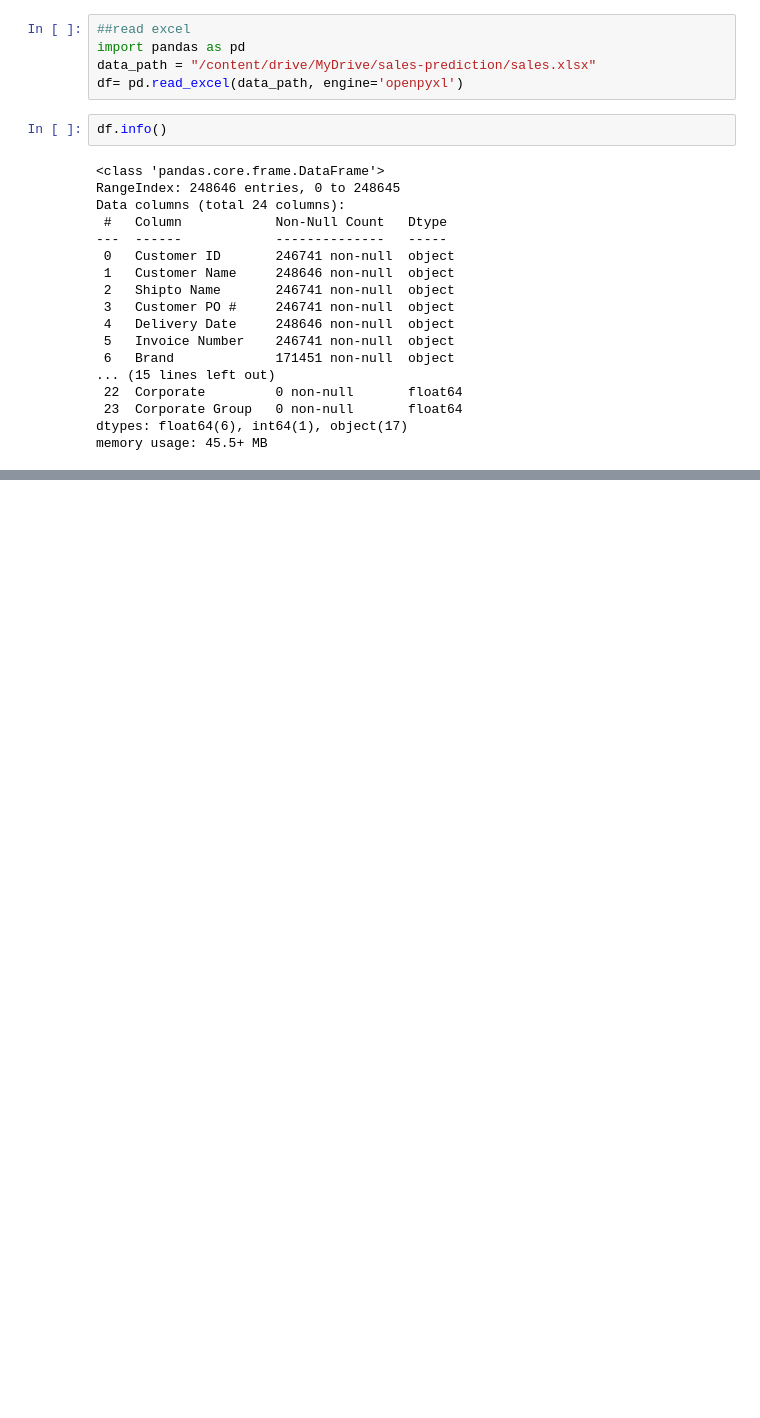
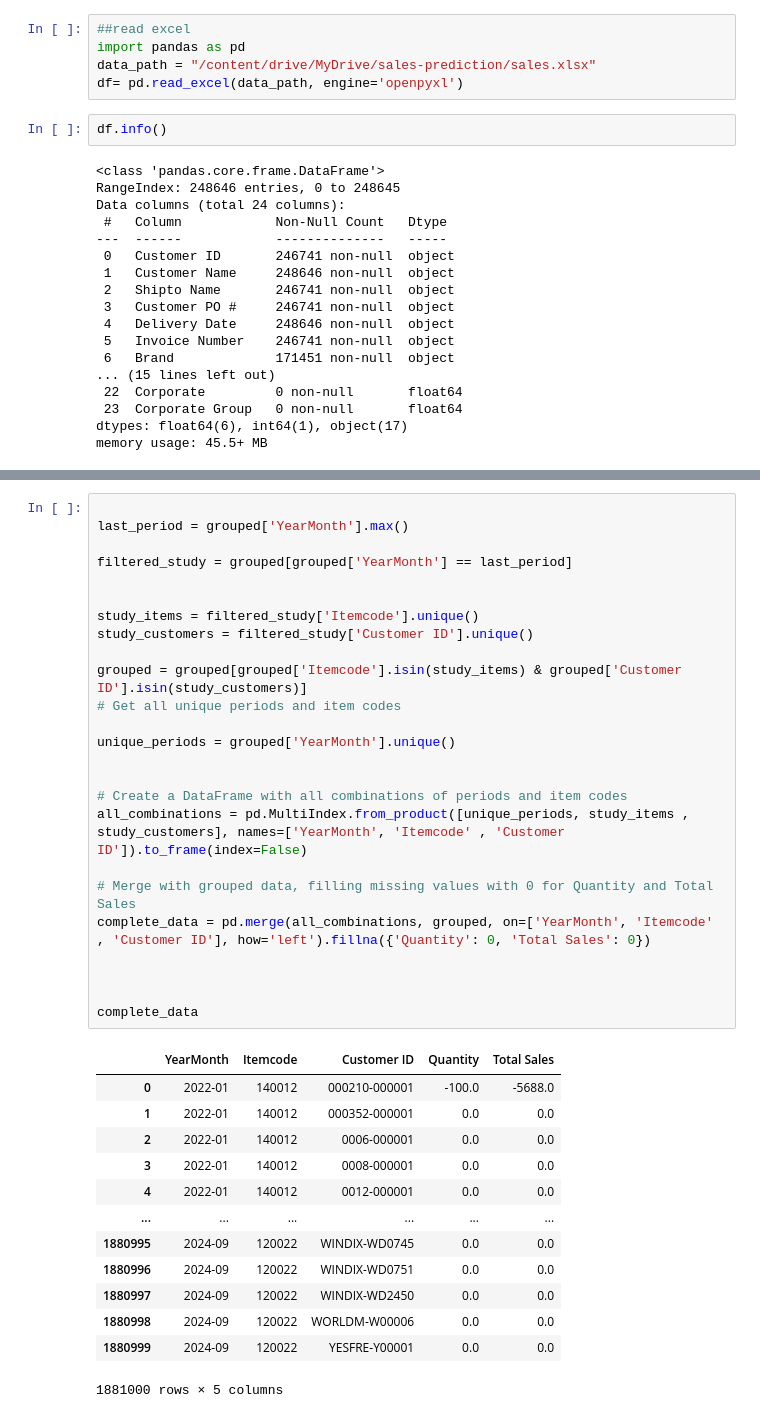
Before and after one commit to Garland-AI/sales-prediction, a Jupyter notebook: notebook/sales_prediction.ipynb, the cells around one changed output, grey strips where cells are left out. Drawn from its saved outputs; the diff is of its cells as text; blank space fills up the shorter version.

```diff
--- a/notebook/sales_prediction.ipynb
+++ b/notebook/sales_prediction.ipynb
@@ -90,3 +95,42 @@ grouped
+# %%
+
+last_period = grouped['YearMonth'].max()
+
+filtered_study = grouped[grouped['YearMonth'] == last_period]
+
+
+study_items = filtered_study['Itemcode'].unique()
+study_customers = filtered_study['Customer ID'].unique()
+
+grouped = grouped[grouped['Itemcode'].isin(study_items) & grouped['Customer ID'].isin(study_customers)]
+# Get all unique periods and item codes
+
+unique_periods = grouped['YearMonth'].unique()
+
+
+# Create a DataFrame with all combinations of periods and item codes
+all_combinations = pd.MultiIndex.from_product([unique_periods, study_items , study_customers], names=['YearMonth', 'Itemcode' , 'Customer ID']).to_frame(index=False)
+
+# Merge with grouped data, filling missing values with 0 for Quantity and Total Sales
+complete_data = pd.merge(all_combinations, grouped, on=['YearMonth', 'Itemcode' , 'Customer ID'], how='left').fillna({'Quantity': 0, 'Total Sales': 0})
+
+
+
+complete_data
+# %% [output]
+|  | YearMonth | Itemcode | Customer ID | Quantity | Total Sales |
+| 0 | 2022-01 | 140012 | 000210-000001 | -100.0 | -5688.0 |
+| 1 | 2022-01 | 140012 | 000352-000001 | 0.0 | 0.0 |
+| 2 | 2022-01 | 140012 | 0006-000001 | 0.0 | 0.0 |
+| 3 | 2022-01 | 140012 | 0008-000001 | 0.0 | 0.0 |
+| 4 | 2022-01 | 140012 | 0012-000001 | 0.0 | 0.0 |
+| ... | ... | ... | ... | ... | ... |
+| 1880995 | 2024-09 | 120022 | WINDIX-WD0745 | 0.0 | 0.0 |
+| 1880996 | 2024-09 | 120022 | WINDIX-WD0751 | 0.0 | 0.0 |
+| 1880997 | 2024-09 | 120022 | WINDIX-WD2450 | 0.0 | 0.0 |
+| 1880998 | 2024-09 | 120022 | WORLDM-W00006 | 0.0 | 0.0 |
+| 1880999 | 2024-09 | 120022 | YESFRE-Y00001 | 0.0 | 0.0 |
+1881000 rows × 5 columns
 # %%
 import matplotlib.pyplot as plt
 
```
Also changed, not shown: parts of 11 cells of this notebook, 1 other file.
